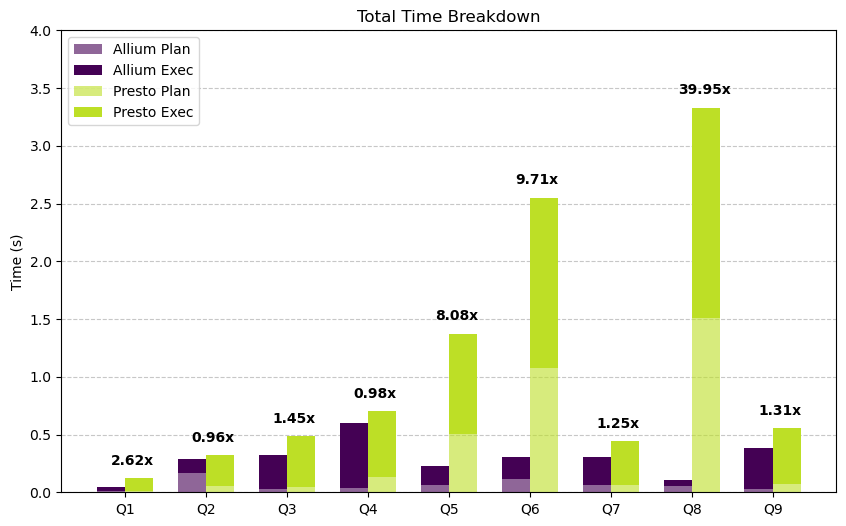
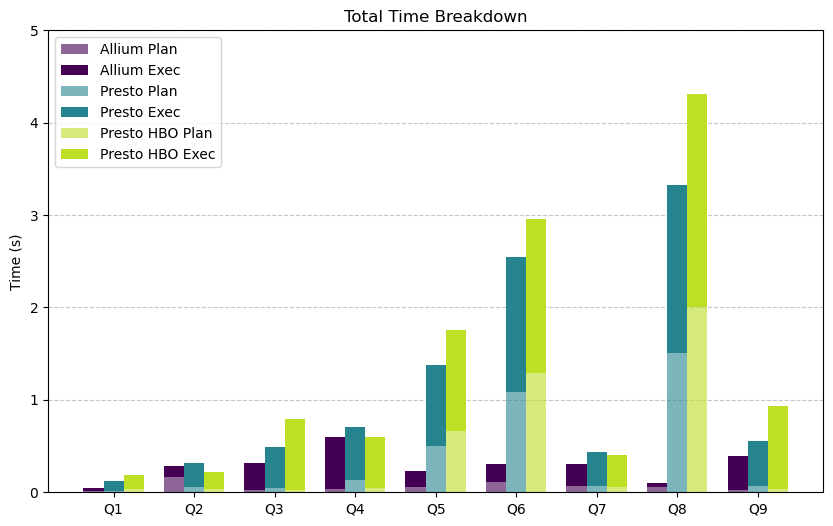
The notebook cell's code change between the first figure and the second:
--- before
+++ after
@@ -13,5 +13,5 @@
 # Clean up column names for easier access
 # This changes 'allium-sativum.total' to 'allium_total'
-df.columns = [c.replace('alliumSativum.', 'allium_').replace('presto.', 'presto_').replace('.', '_') for c in df.columns]
+df.columns = [c.replace('alliumSativum.', 'allium_').replace('presto.', 'presto_').replace('presto_hbo.', 'presto_hbo_').replace('.', '_') for c in df.columns]
 
 df['speedup'] = df['presto_total'] / df['allium_total']
@@ -23,24 +23,28 @@
 df['presto_plan'] = df['presto_plan'] / 1_000 # to seconds
 df['presto_execute'] = df['presto_execute'] / 1_000 # to seconds
+df['presto_hbo_plan'] = df['presto_hbo_plan'] / 1_000 # to seconds
+df['presto_hbo_execute'] = df['presto_hbo_execute'] / 1_000 # to seconds
 
 # Visualization
-colors = plt.cm.viridis(np.linspace(0, 0.9, 4))
+colors = plt.cm.viridis(np.linspace(0, 0.9, 3))
 
 x = np.arange(len(df['query_short']))
-width = 0.35
+width = 0.25
 
 
 plt.figure(figsize=(10, 6))
-plt.bar(x - width/2, df['allium_plan_total'], width, label='Allium Plan', color=colors[0], alpha=0.6, zorder=2)
-plt.bar(x - width/2, df['allium_execute'], width, bottom=df['allium_plan_total'], label='Allium Exec', color=colors[0], zorder=2)
-plt.bar(x + width/2, df['presto_plan'], width, label='Presto Plan', color=colors[3], alpha=0.6, zorder=2)
-plt.bar(x + width/2, df['presto_execute'], width, bottom=df['presto_plan'], label='Presto Exec', color=colors[3], zorder=2)
+plt.bar(x - width, df['allium_plan_total'], width, label='Allium Plan', color=colors[0], alpha=0.6, zorder=2)
+plt.bar(x - width, df['allium_execute'], width, bottom=df['allium_plan_total'], label='Allium Exec', color=colors[0], zorder=2)
+plt.bar(x, df['presto_plan'], width, label='Presto Plan', color=colors[1], alpha=0.6, zorder=2)
+plt.bar(x, df['presto_execute'], width, bottom=df['presto_plan'], label='Presto Exec', color=colors[1], zorder=2)
+plt.bar(x + width, df['presto_hbo_plan'], width, label='Presto HBO Plan', color=colors[2], alpha=0.6, zorder=2)
+plt.bar(x + width, df['presto_hbo_execute'], width, bottom=df['presto_hbo_plan'], label='Presto HBO Exec', color=colors[2], zorder=2)
 
-for i, v in enumerate(df['speedup']):
-    position_presto = df['presto_execute'][i] + df['presto_plan'][i]
-    position_alliumsativum = df['allium_execute'][i] + df['allium_plan_total'][i]
-    plt.text(i - (width / 2), max(position_presto, position_alliumsativum) + 0.15, f"{v:.2f}x", va='center', fontweight='bold', zorder=2)
+# for i, v in enumerate(df['speedup']):
+#     position_presto = df['presto_execute'][i] + df['presto_plan'][i]
+#     position_alliumsativum = df['allium_execute'][i] + df['allium_plan_total'][i]
+#     plt.text(i - (width / 2), max(position_presto, position_alliumsativum) + 0.15, f"{v:.2f}x", va='center', fontweight='bold', zorder=2)
 
-plt.ylim(0, 4)
+plt.ylim(0, 5)
 plt.ylabel('Time (s)')
 plt.title('Total Time Breakdown')

Commit: chore: Presto with HBO